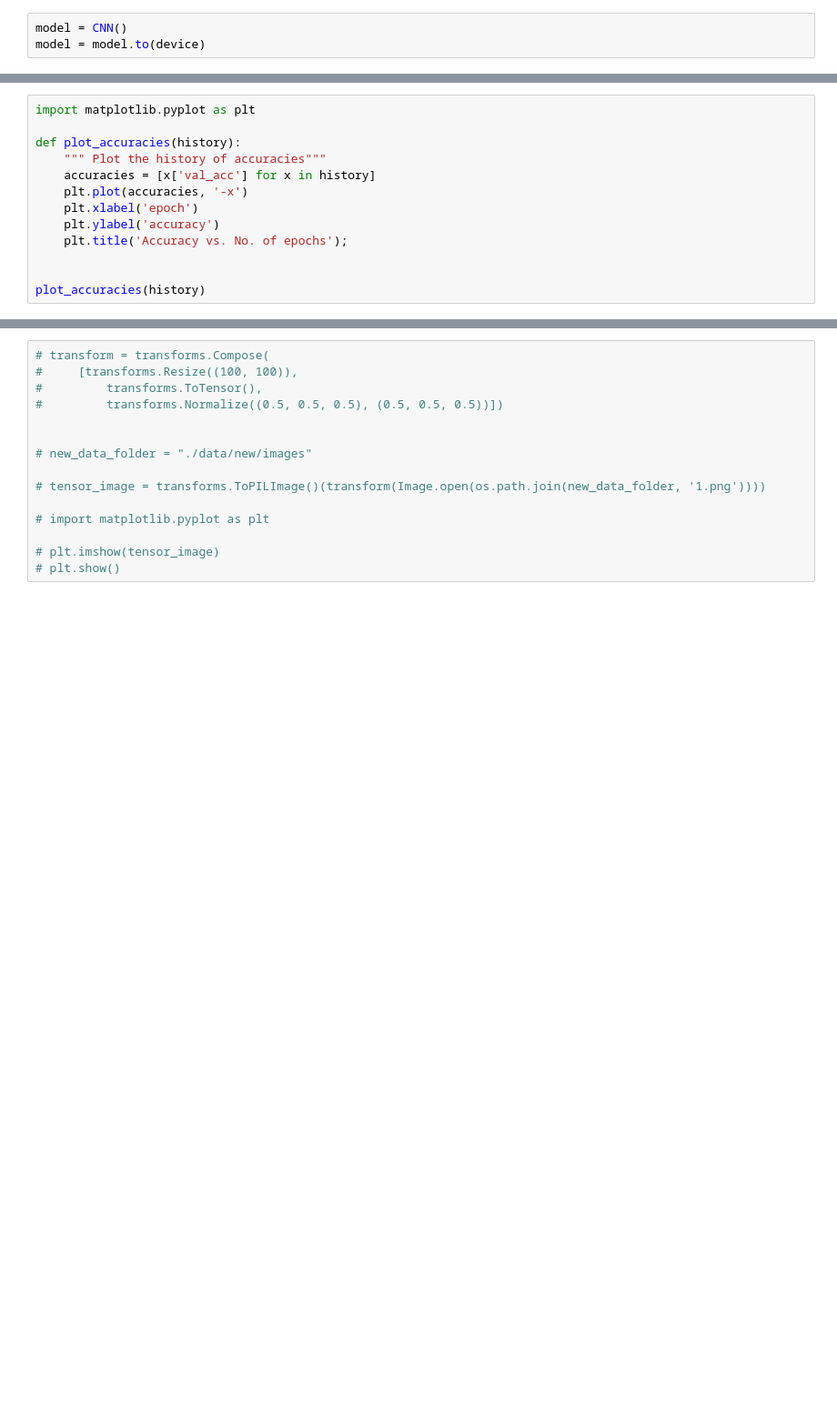
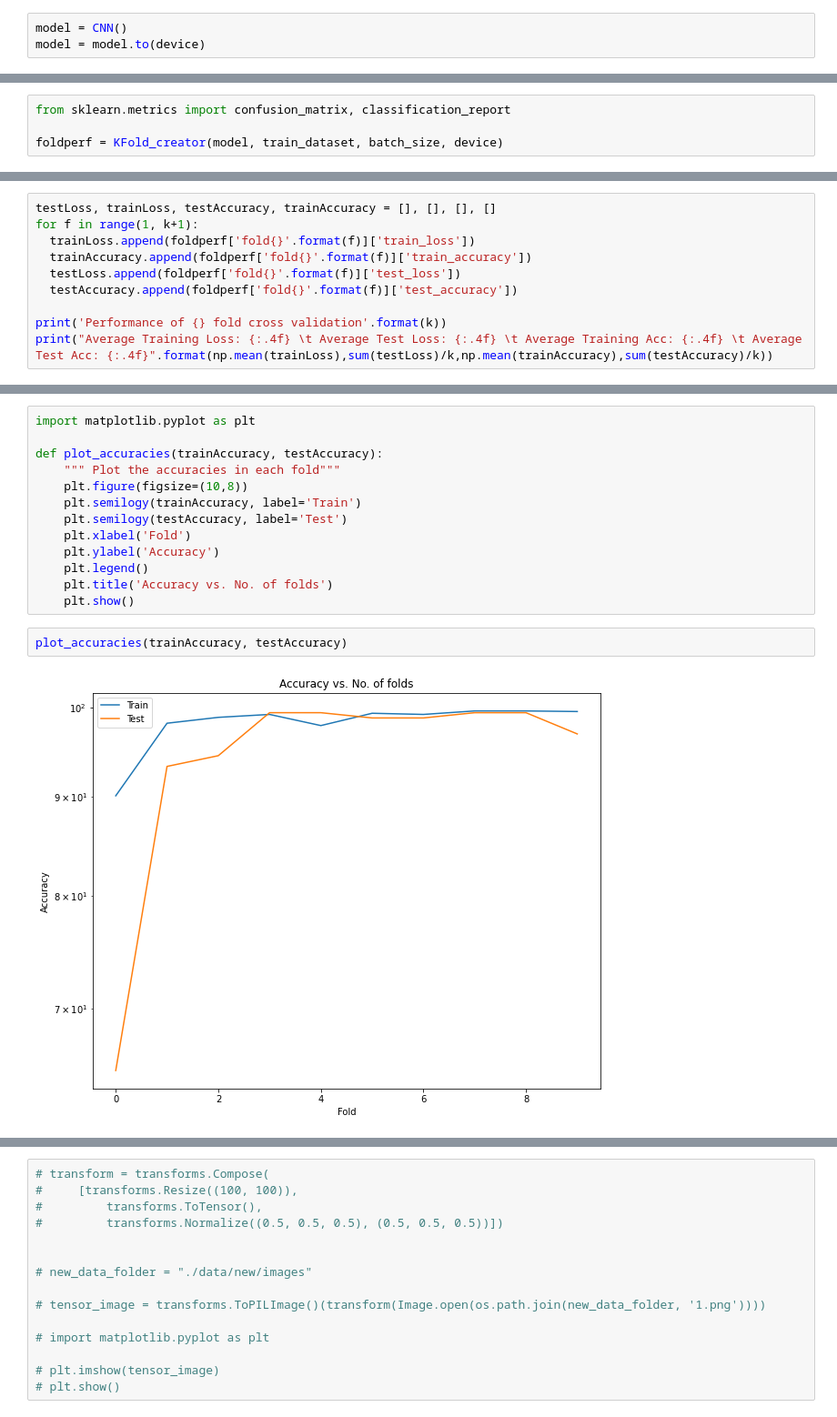
Before and after one commit to Brijeshlakkad/AI_Face_Mask_Detection, a Jupyter notebook: Project.ipynb, the cells around one changed output, grey strips where cells are left out. Shown: that part at 91% size. Cells and saved outputs as stored; diff of their text form; blank space fills up the shorter version.

```diff
--- a/Project.ipynb
+++ b/Project.ipynb
@@ -259,13 +367,0 @@ Epoch [50], train_loss: 0.0874, val_loss: 0.0485, val_acc: 0.9783
-# %%
-import matplotlib.pyplot as plt
-
-def plot_accuracies(history):
-    """ Plot the history of accuracies"""
-    accuracies = [x['val_acc'] for x in history]
-    plt.plot(accuracies, '-x')
-    plt.xlabel('epoch')
-    plt.ylabel('accuracy')
-    plt.title('Accuracy vs. No. of epochs');
-
-
-plot_accuracies(history)
@@ -295,0 +368,4 @@ Loading test set
+# %%
+from sklearn.metrics import confusion_matrix, classification_report
+
+foldperf = KFold_creator(model, train_dataset, batch_size, device)
@@ -295,0 +390,10 @@ Loading test set
+# %%
+testLoss, trainLoss, testAccuracy, trainAccuracy = [], [], [], []
+for f in range(1, k+1):
+  trainLoss.append(foldperf['fold{}'.format(f)]['train_loss'])
+  trainAccuracy.append(foldperf['fold{}'.format(f)]['train_accuracy'])
+  testLoss.append(foldperf['fold{}'.format(f)]['test_loss'])
+  testAccuracy.append(foldperf['fold{}'.format(f)]['test_accuracy'])
+
+print('Performance of {} fold cross validation'.format(k))
+print("Average Training Loss: {:.4f} \t Average Test Loss: {:.4f} \t Average Training Acc: {:.4f} \t Average Test Acc: {:.4f}".format(np.mean(trainLoss),sum(testLoss)/k,np.mean(trainAccuracy),sum(testAccuracy)/k))
@@ -295,0 +403,17 @@ Loading test set
+# %%
+import matplotlib.pyplot as plt
+
+def plot_accuracies(trainAccuracy, testAccuracy):
+    """ Plot the accuracies in each fold"""
+    plt.figure(figsize=(10,8))
+    plt.semilogy(trainAccuracy, label='Train')
+    plt.semilogy(testAccuracy, label='Test')
+    plt.xlabel('Fold')
+    plt.ylabel('Accuracy')
+    plt.legend()
+    plt.title('Accuracy vs. No. of folds')
+    plt.show()
+# %%
+plot_accuracies(trainAccuracy, testAccuracy)
+# %% [output]
+[figure, added]
```
Also changed, not shown: parts of 45 cells of this notebook, 4 other files.
